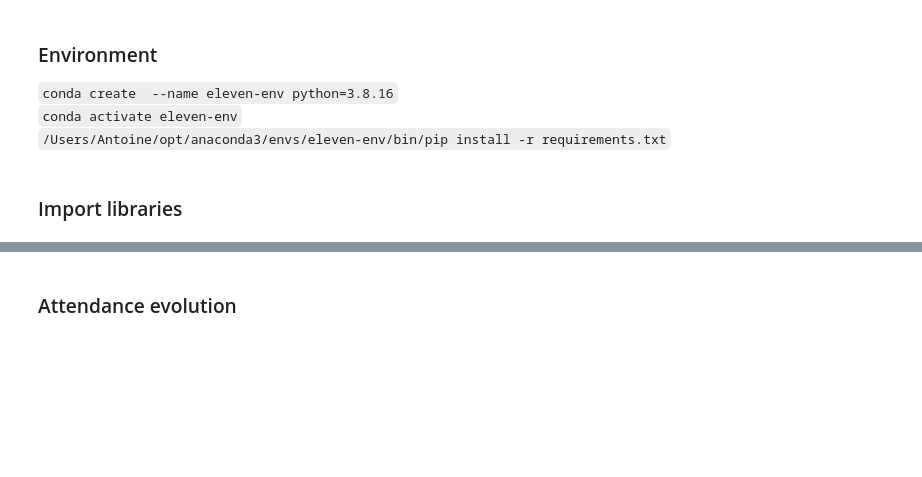
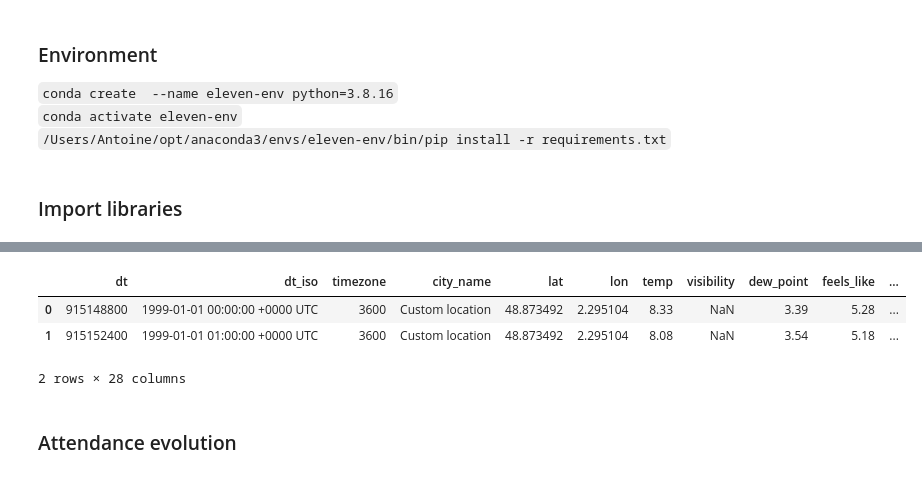
Before and after one commit to AntoineMellerio/regression-waiting-line-ElevenStrategy, a Jupyter notebook: notebooks/0-sandbox-Antoine.ipynb, the cells around one changed output, grey strips where cells are left out. Saved outputs shown, nothing was run; the diff lists cells and outputs as text; code cells hidden in the pictures; blank space fills up the shorter version.

```diff
--- a/notebooks/0-sandbox-Antoine.ipynb
+++ b/notebooks/0-sandbox-Antoine.ipynb
@@ -28,3 +153,10 @@ weather_data = pd.read_csv(os.path.join(data_path, 'weather_data.csv'))
+# %%
+weather_data.head(2)
+# %% [output]
+|  | dt | dt_iso | timezone | city_name | lat | lon | temp | visibility | dew_point | feels_like | ... |
+| 0 | 915148800 | 1999-01-01 00:00:00 +0000 UTC | 3600 | Custom location | 48.873492 | 2.295104 | 8.33 | NaN | 3.39 | 5.28 | ... |
+| 1 | 915152400 | 1999-01-01 01:00:00 +0000 UTC | 3600 | Custom location | 48.873492 | 2.295104 | 8.08 | NaN | 3.54 | 5.18 | ... |
+2 rows × 28 columns
 # %% [markdown]
 ### Attendance evolution
 # %%
```
Also changed, not shown: parts of 14 cells of this notebook, 3 other files.
